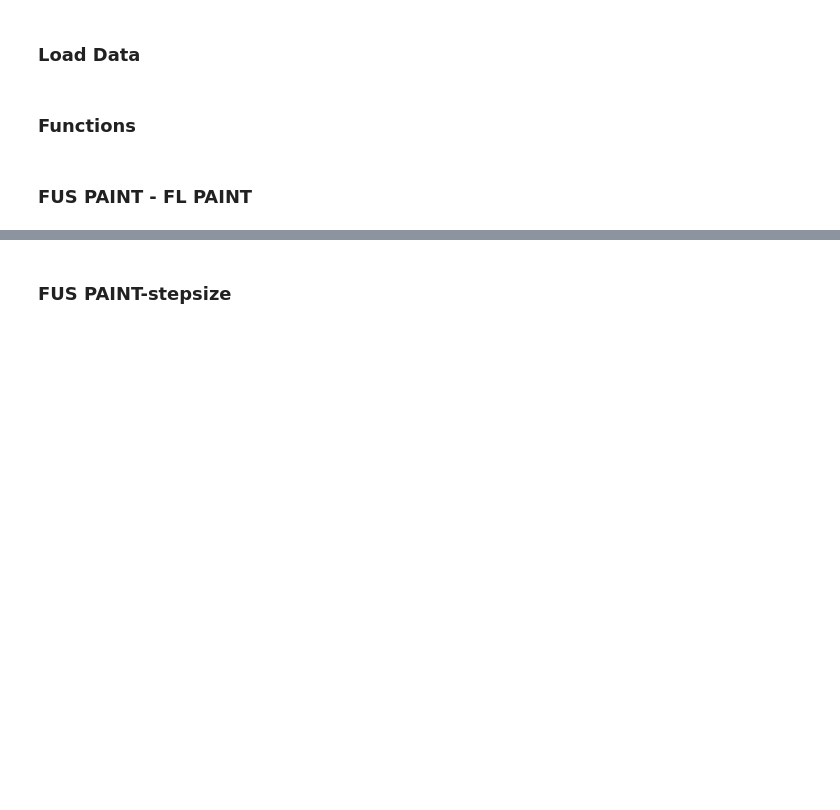
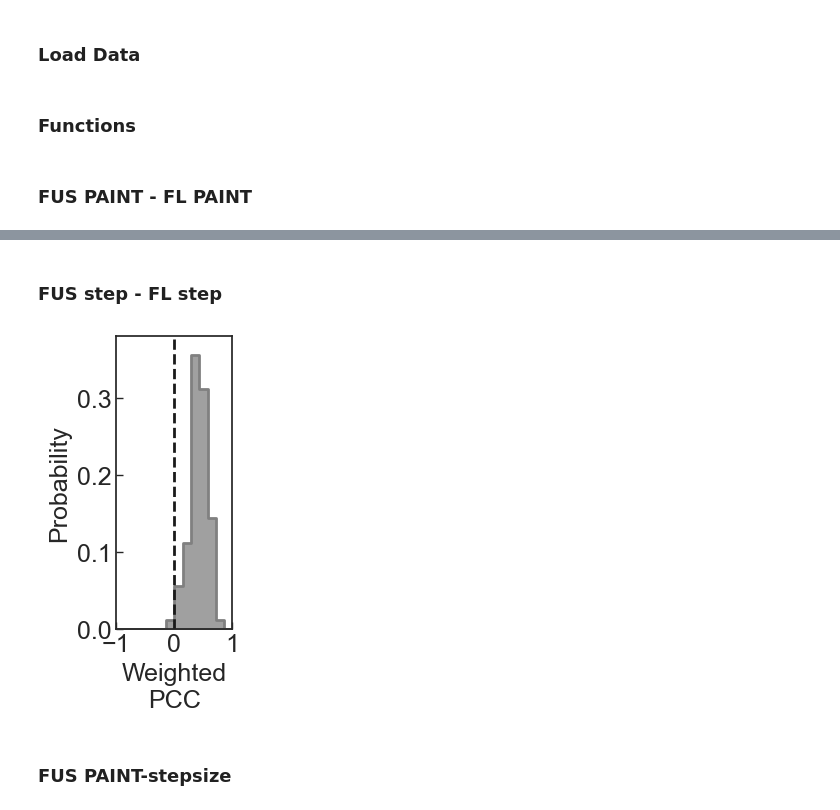
Before and after one commit to walterlab-um/intra_condensate_SPT, a Jupyter notebook: plot_paper_figure/Fig3_FL_FUS_ALEX_perpxl_stats.ipynb, the cells around one changed output, grey strips where cells are left out. Drawn from its saved outputs; the diff is of its cells as text; code cells hidden in the pictures; blank space fills up the shorter version.

```diff
--- a/plot_paper_figure/Fig3_FL_FUS_ALEX_perpxl_stats.ipynb
+++ b/plot_paper_figure/Fig3_FL_FUS_ALEX_perpxl_stats.ipynb
@@ -87,3 +94,49 @@ plt.savefig(
+# %% [markdown]
+### FUS step - FL step
+# %%
+pcc_abs_max = 1
+weighted_corr_FstepRstep = []
+for img1, img2, w1, w2 in zip(lst_FUS_step, lst_FL_step, lst_FUS_PAINT, lst_FL_PAINT):
+    img1_flatten = img1.flatten()
+    img2_flatten = img2.flatten()
+    weights = w1.flatten() ** 2 + w2.flatten() ** 2
+    weighted_corr = weighted_Pearson(img1_flatten, img2_flatten, weights)
+    weighted_corr_FstepRstep.append(weighted_corr)
+
+plt.figure(figsize=(1.5, 3.8))
+df = pd.DataFrame({"value": weighted_corr_FstepRstep}, dtype=float)
+sns.histplot(
+    data=df,
+    x="value",
+    bins=14,
+    binrange=(-pcc_abs_max, pcc_abs_max),
+    stat="probability",
+    lw=2,
+    element="step",
+    color="gray",
+)
+plt.axvline(0, c="k", lw=2, ls="--")
+plt.xlim(-pcc_abs_max, pcc_abs_max)
+plt.xticks([-1, 0, 1])
+plt.ylim(0, 0.38)
+plt.yticks([0, 0.1, 0.2, 0.3])
+plt.xlabel("Weighted\nPCC", fontsize=fontsize)
+plt.ylabel("Probability", fontsize=fontsize)
+plt.gca().tick_params(
+    axis="both",
+    which="major",
+    labelsize=fontsize,
+    direction="in",
+    bottom=True,
+    left=True,
+    length=5,
+    width=1,
+)
+plt.savefig(
+    "../weighted_pearson_FstepRstep.png", format="png", dpi=300, bbox_inches="tight"
+)
+# %% [output]
+[figure, added]
 # %% [markdown]
 ### FUS PAINT-stepsize
 # %%
```
Also changed, not shown: parts of 7 cells of this notebook.
